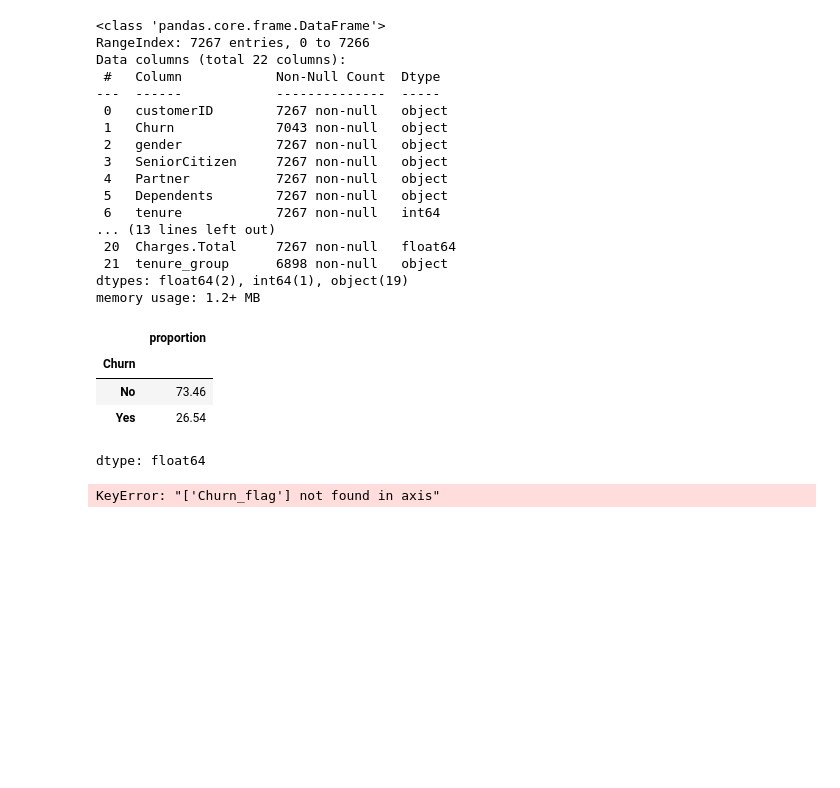
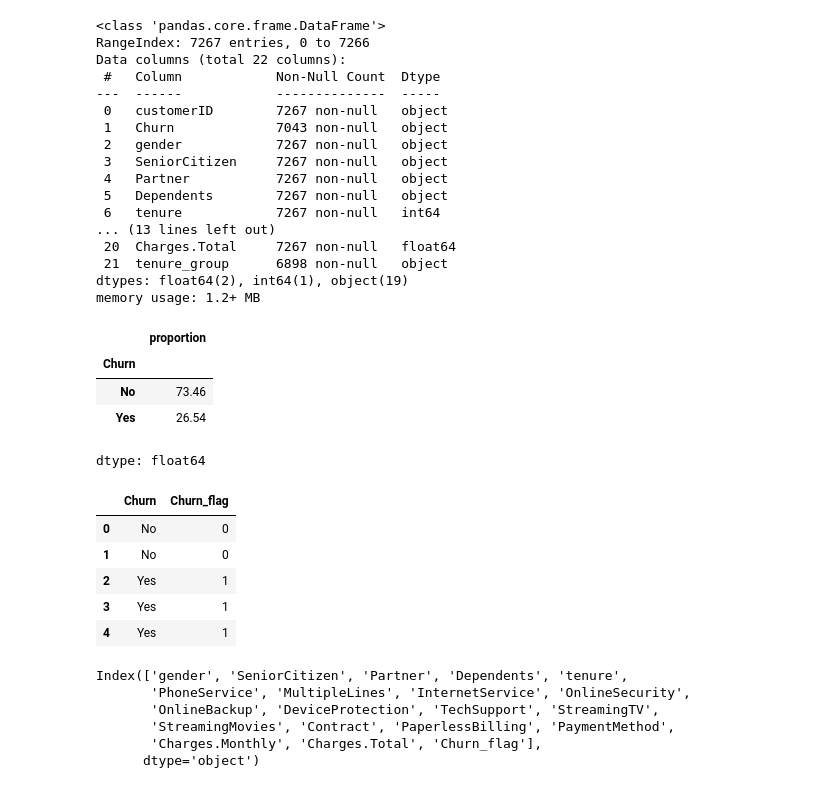
Before and after one commit to alexandre-sbrissia/challenge-Telecon-X-2, a Jupyter notebook: TelleconX.ipynb, the cells around one changed output. Cells and saved outputs as stored; diff of their text form; code cells hidden in the pictures; blank space fills up the shorter version.

```diff
--- a/TelleconX.ipynb
+++ b/TelleconX.ipynb
@@ -48,10 +47,28 @@ df['Churn'].value_counts(normalize=True).mul(100).round(2)
 | No | 73.46 |
 | Yes | 26.54 |
 dtype: float64
+# %%
+df['Churn_flag'] = df['Churn'].map({'Yes':1, 'No':0})
+# %%
+df[['Churn','Churn_flag']].head()
+# %% [output]
+|  | Churn | Churn_flag |
+| 0 | No | 0 |
+| 1 | No | 0 |
+| 2 | Yes | 1 |
+| 3 | Yes | 1 |
+| 4 | Yes | 1 |
 # %%
 df_model = df.drop(columns=['customerID','Churn','tenure_group'])
+# %%
+df_model.columns
+# %% [output]
+Index(['gender', 'SeniorCitizen', 'Partner', 'Dependents', 'tenure',
+       'PhoneService', 'MultipleLines', 'InternetService', 'OnlineSecurity',
+       'OnlineBackup', 'DeviceProtection', 'TechSupport', 'StreamingTV',
+       'StreamingMovies', 'Contract', 'PaperlessBilling', 'PaymentMethod',
+       'Charges.Monthly', 'Charges.Total', 'Churn_flag'],
+      dtype='object')
 # %%
 X = df_model.drop('Churn_flag', axis=1)
 y = df_model['Churn_flag']
-# %% [output]
-KeyError: "['Churn_flag'] not found in axis"
```
Also changed, not shown: parts of 5 cells of this notebook.
